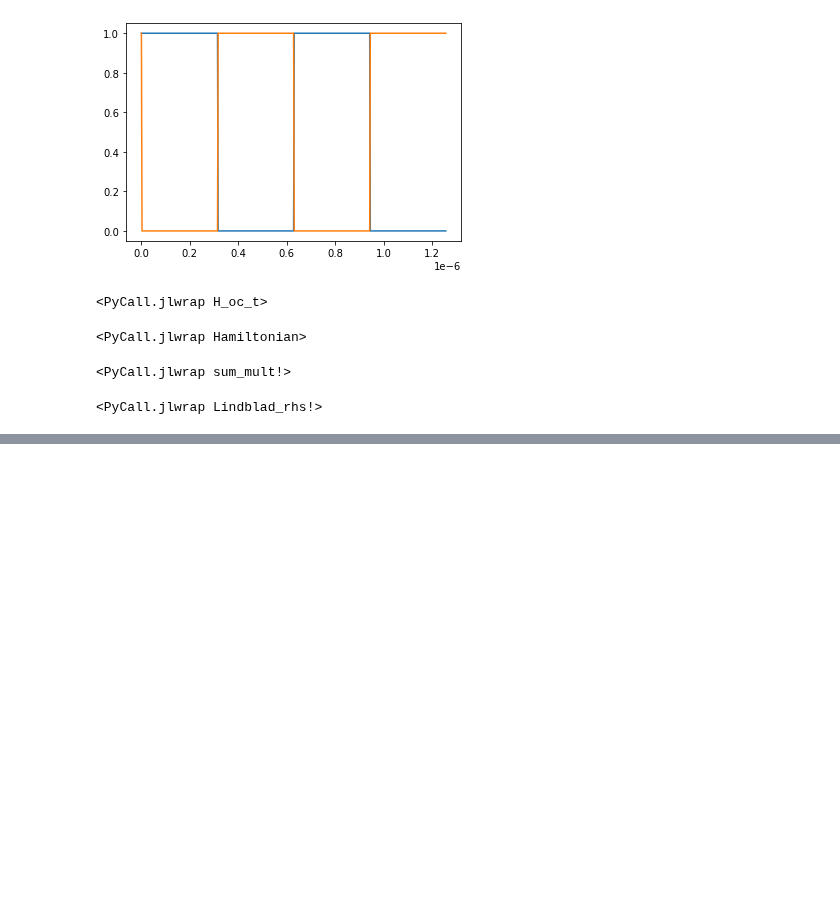
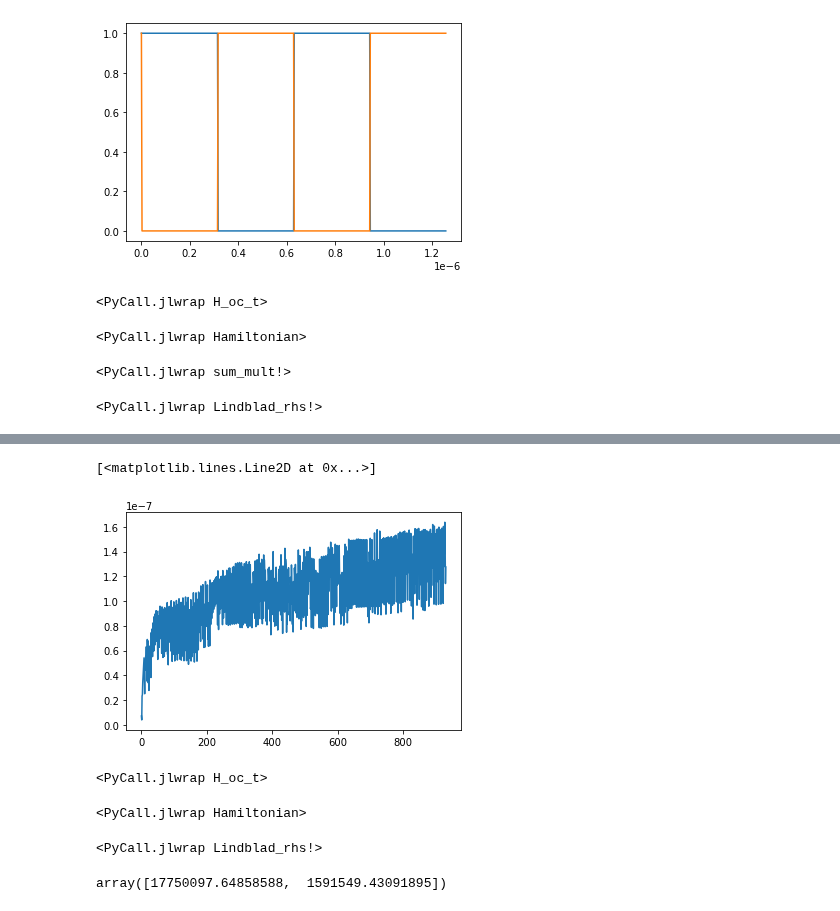
Before and after one commit to ograsdijk/CeNTREX-notebooks, a Jupyter notebook: optical bloch equations/Oskari Code Modified/Performance comparison with Julia.ipynb, the cells around one changed output, grey strips where cells are left out. Saved outputs shown, nothing was run; the diff lists cells and outputs as text; code cells hidden in the pictures; blank space fills up the shorter version.

```diff
--- a/optical bloch equations/Oskari Code Modified/Performance comparison with Julia.ipynb
+++ b/optical bloch equations/Oskari Code Modified/Performance comparison with Julia.ipynb
@@ -733,3 +794,50 @@ Wall time: 3min 22s
+# %%
+plt.plot(np.diff(t_array))
+# %% [output]
+[<matplotlib.lines.Line2D at 0x...>]
+[figure, added]
+# %%
+jl.Main.eval("""
+function H_oc_t(t::Float64, Omega::Float64, wp::Float64)
+    (Omega./ME_main_const)./2 .* (H_laser_z_const.*square_wave(t,wp,0.0) .+ H_laser_x_const.*square_wave(t,wp,3.141592653589793))
+end
+""")
+# %% [output]
+<PyCall.jlwrap H_oc_t>
+# %%
+jl.Main.eval("""
+function Hamiltonian(t::Float64, Omega::Float64, wp::Float64)
+    Hprecalc_const .+ H_oc_t(t,Omega, wp)
+end
+""")
+# %% [output]
+<PyCall.jlwrap Hamiltonian>
+# %%
+jl.Main.eval("""
+function Lindblad_rhs!(du::Array{Complex{Float64}}, u::Array{Complex{Float64},2}, p::Array{Float64}, t::Float64)
+    Omega = p[1]
+    wp = p[2]
+
+    intermediate = zeros(ComplexF64,39,39)
+    fill!(du,0.0)
+    sum_mult!(du,C_array_const,u,C_conj_array_const,33,[39,39])
+    Ham = Hamiltonian(t, Omega, wp)
+    mul!(intermediate, Ham, u)
+    du .-= 1im .* intermediate
+    mul!(intermediate, u, Ham)
+    du .+= 1im .* intermediate
+    mul!(intermediate, Cprecalc_const, u)
+    du .-= 0.5 .* intermediate
+    mul!(intermediate, u, Cprecalc_const)
+    du .-= 0.5 .* intermediate
+end
+""")
+# %% [output]
+<PyCall.jlwrap Lindblad_rhs!>
+# %%
+Main.eval("p = [Omega, wp]")
+# %% [output]
+array([17750097.64858588,  1591549.43091895])
 # %%
 %%time
 jl.Main.eval("""
```
Also changed, not shown: parts of 26 cells of this notebook.
